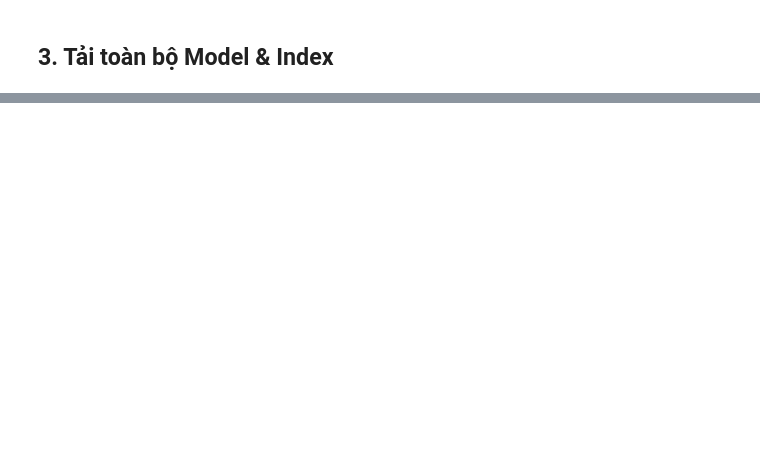
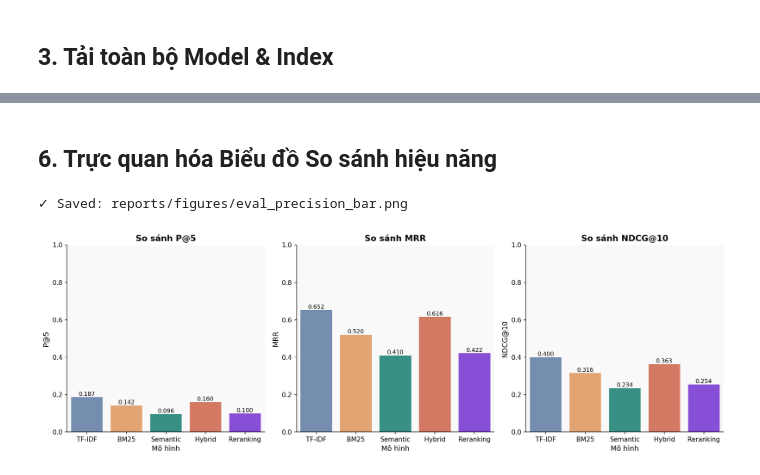
Before and after one commit to lamtd1/IT4930, a Jupyter notebook: AI/10_evaluation_comparison.ipynb, the cells around one changed output, grey strips where cells are left out. Cells and saved outputs as stored; diff of their text form; code cells hidden in the pictures; blank space fills up the shorter version.

```diff
--- a/AI/10_evaluation_comparison.ipynb
+++ b/AI/10_evaluation_comparison.ipynb
@@ -70,11 +80,10 @@ MODEL_COLORS = {
 # %% [markdown]
 ## 2. Load Dữ liệu & Nhãn Đánh giá (qrels.json)
 # %%
-print("Loading data and test queries...")
-df = pd.read_csv(DATA_PATH)
-df['isbn13'] = df['isbn13'].astype(str)
+print("Loading dataset using modular loader...")
+df = load_dataframe(settings)
 print(f"✓ Books loaded: {len(df):,}")
 
-with open(EVAL_PATH, 'r', encoding='utf-8') as f:
-    test_queries = json.load(f)
-print(f"✓ Test queries loaded from qrels: {len(test_queries)}")
+qrels_path = Path(settings.eval_output_path) / "qrels_long_only.json"
+qrels = load_qrels(qrels_path)
+print(f"✓ Test queries loaded from qrels: {len(qrels)}")
@@ -334,0 +242,33 @@ print(f"✓ Saved: {FIGURE_PATH / 'eval_latency_quality.png'}")
+# %% [markdown]
+## 6. Trực quan hóa Biểu đồ So sánh hiệu năng
+# %%
+# 1. Biểu đồ so sánh Precision@5, MRR, và NDCG@10 giữa các mô hình
+metrics_to_plot = ["P@5", "MRR", "NDCG@10"]
+fig, axes = plt.subplots(1, 3, figsize=(15, 5))
+
+for i, metric in enumerate(metrics_to_plot):
+    colors = [MODEL_COLORS.get(model, "#CCCCCC") for model in summary_df.index]
+    sns.barplot(
+        x=summary_df.index,
+        y=summary_df[metric],
+        palette=colors,
+        ax=axes[i],
+        hue=summary_df.index,
+        legend=False
+    )
+    axes[i].set_title(f"So sánh {metric}", fontweight='bold')
+    axes[i].set_ylabel(metric)
+    axes[i].set_xlabel("Mô hình")
+    axes[i].set_ylim(0, 1.0)
+
+    # Thêm giá trị trên mỗi cột
+    for container in axes[i].containers:
+        axes[i].bar_label(container, fmt='%.3f', fontsize=9)
+
+plt.tight_layout()
+plt.savefig(FIGURE_PATH / 'eval_precision_bar.png', dpi=150, bbox_inches='tight')
+print(f"✓ Saved: {FIGURE_PATH / 'eval_precision_bar.png'}")
+plt.show()
+# %% [output]
+✓ Saved: reports/figures/eval_precision_bar.png
+[figure, added]
```
Also changed, not shown: parts of 29 cells of this notebook, 37 other files.
